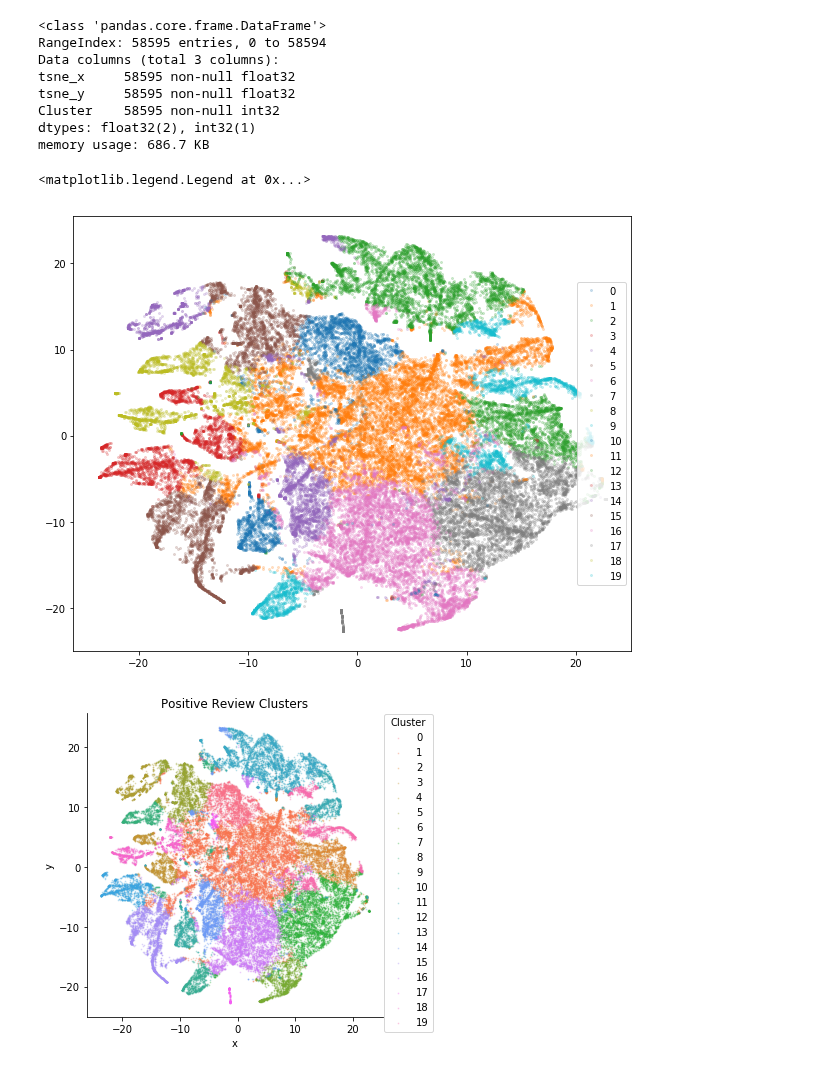
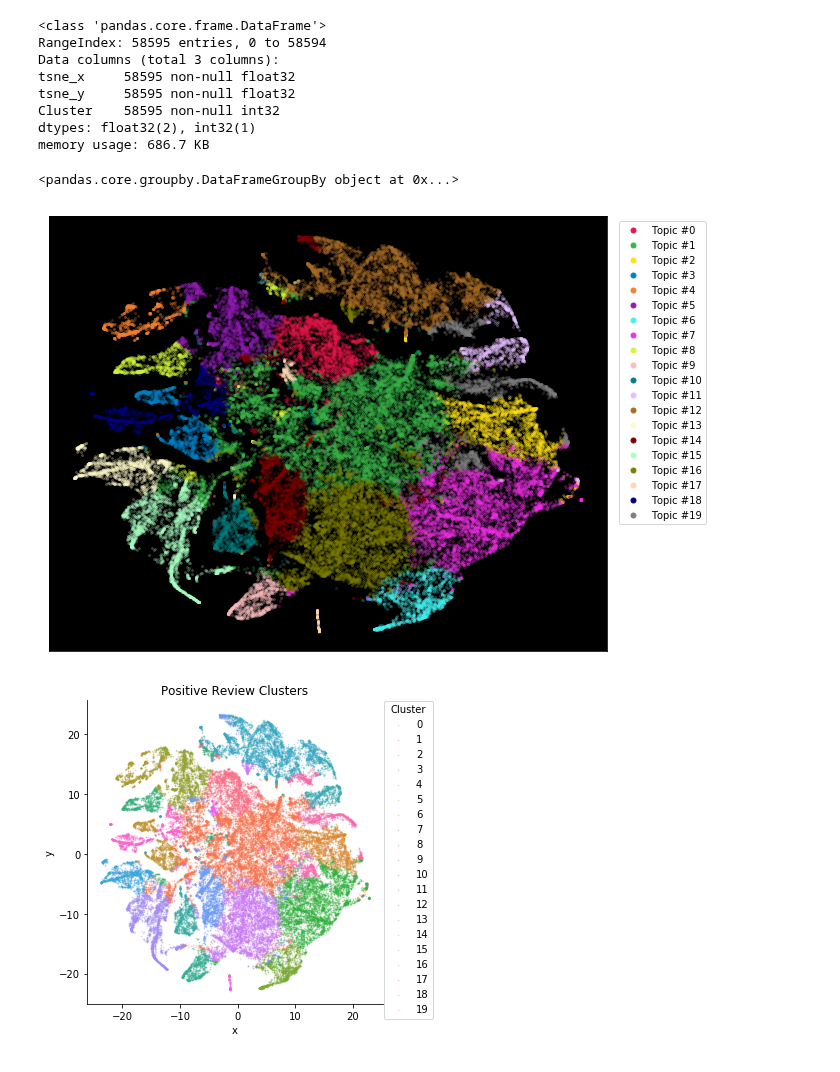
Before and after one commit to cneiderer/Class_Projects, a Jupyter notebook: Project4/AmericanPresidencyProject_NMF.ipynb, the cells around one changed output. Cells and saved outputs as stored; diff of their text form; code cells hidden in the pictures.

Commit message:
fixed tsne plot

```diff
--- a/Project4/AmericanPresidencyProject_NMF.ipynb
+++ b/Project4/AmericanPresidencyProject_NMF.ipynb
@@ -259,17 +262,3 @@ reduced = nmf.fit_transform(tfidf)
 reduced.shape
 # %% [output]
 (58595, 20)
-# %%
-# try out a range of cluster sizes to find the one with the best inertia and silhouette scores
-inertias = []
-silhouettes = []
-n_clusters = np.arange(2, 20, 1)
-for n in tnrange(len(n_clusters)):
-    kmeans = KMeans(n_clusters=n_clusters(n), init="k-means++", random_state=129)
-    kmeans.fit(tfidf)
-
-    inertias.append(kmeans.inertia_)
-
-    # only a sample was used to calculate silhouette score because of memory errors
-    labels = kmeans.labels_
-    silhouettes.append(silhouette_score(tfidf, labels, metric='euclidean', sample_size=10000))
@@ -373,12 +344,25 @@ memory usage: 686.7 KB
+# %%
+colors = pd.read_csv('/home/cneiderer/Documents/20distinctcolors.csv', header=None)
+cmap = colors.iloc[:, 1]
+# %% [output]
+<pandas.core.groupby.DataFrameGroupBy object at 0x...>
 # %%
 fig, ax = plt.subplots(figsize=(10, 8))
-groups = df_tsne_reduced.groupby('Cluster')
+cidx = 0
 for name, group in groups:
-    ax.plot(group.tsne_x, group.tsne_y, marker='o', linestyle='', ms=2, alpha=0.2, label=name)
-ax.legend(loc='right')
+    ax.plot(group.tsne_x, group.tsne_y, marker='o', linestyle='', ms=2, alpha=0.2, label=name, color=cmap[cidx])
+    cidx += 1
+ax.set_xticks([])
+ax.set_yticks([])
+ax.set_facecolor('k')
+label_strings = ['Topic #%d' % x for x in set(labels)]
+# leg = ax.legend(loc='upper right')
+leg = ax.legend(label_strings, loc=9, bbox_to_anchor=(1.1, 1))
+for lh in leg.legendHandles:
+    lh._legmarker.set_alpha(1)
+    lh._legmarker.set_markersize(5)
 # %% [output]
-<matplotlib.legend.Legend at 0x...>
-[figure, old version]
+[figure, new version]
 # %%
 # visualize the positive review clusters using t-SNE
 tsne_positive = sns.lmplot("tsne_x", "tsne_y",
```
Also changed, not shown: parts of 8 cells of this notebook.
